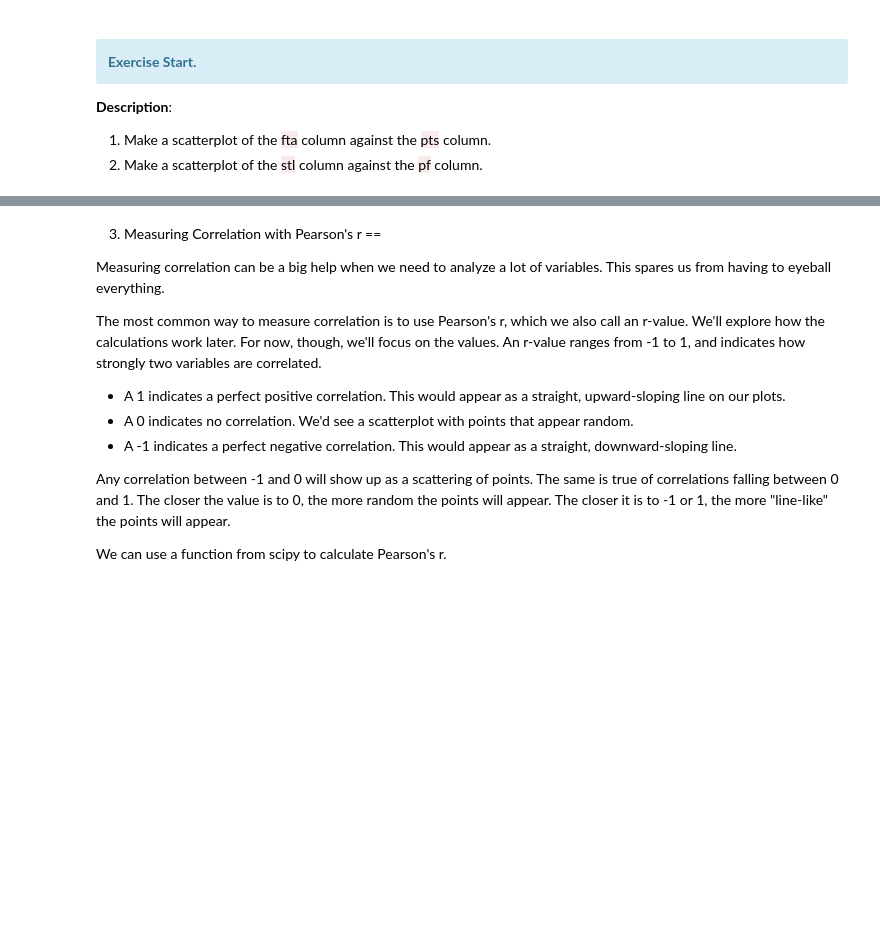
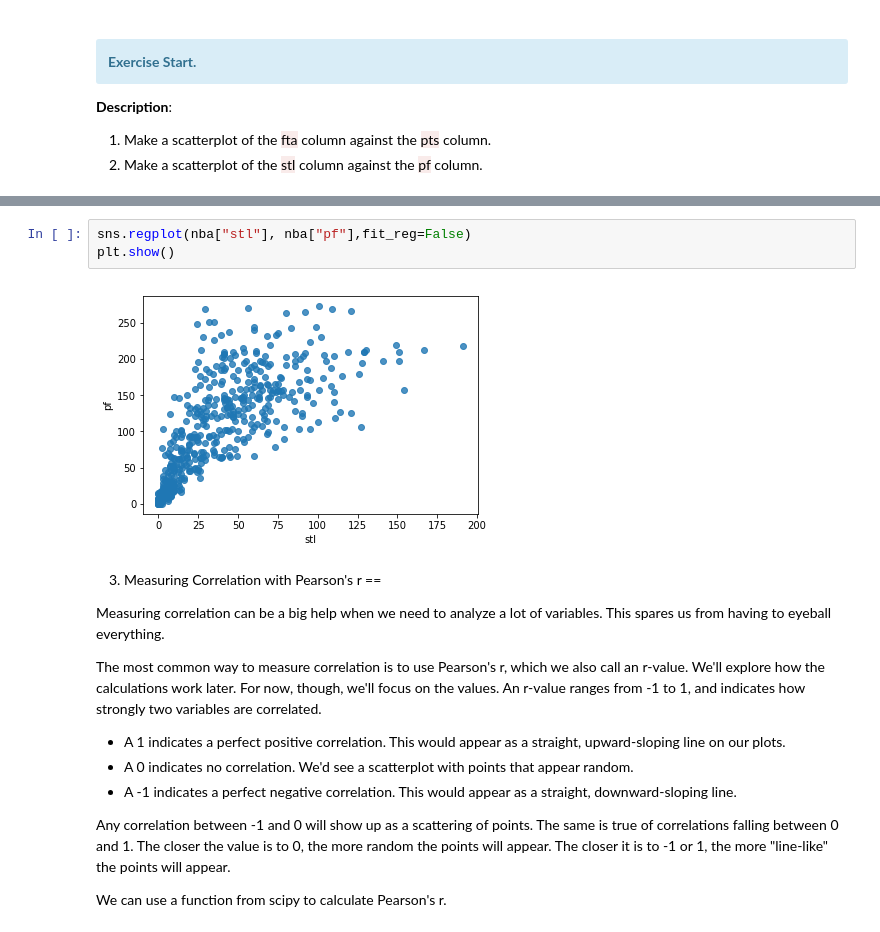
Before and after one commit to vitorhenriquec/imd0033-prob, a Jupyter notebook: Aula20/Covariation & Correlation.ipynb, the cells around one changed output, grey strips where cells are left out. Drawn from its saved outputs; the diff is of its cells as text; blank space fills up the shorter version.

```diff
--- a/Aula20/Covariation & Correlation.ipynb
+++ b/Aula20/Covariation & Correlation.ipynb
@@ -95,3 +112,8 @@ plt.show()
+# %%
+sns.regplot(nba["stl"], nba["pf"],fit_reg=False)
+plt.show()
+# %% [output]
+[figure, added]
 # %% [markdown]
 3. Measuring Correlation with Pearson's r
 ==
```
Also changed, not shown: parts of 12 cells of this notebook, 1 other file.
